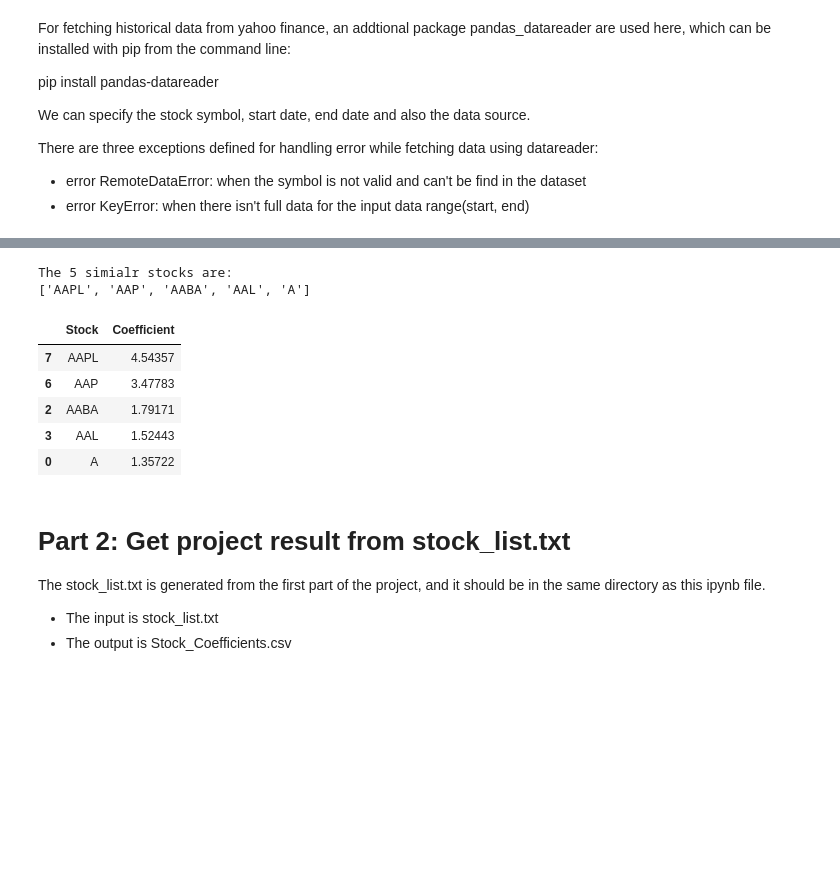
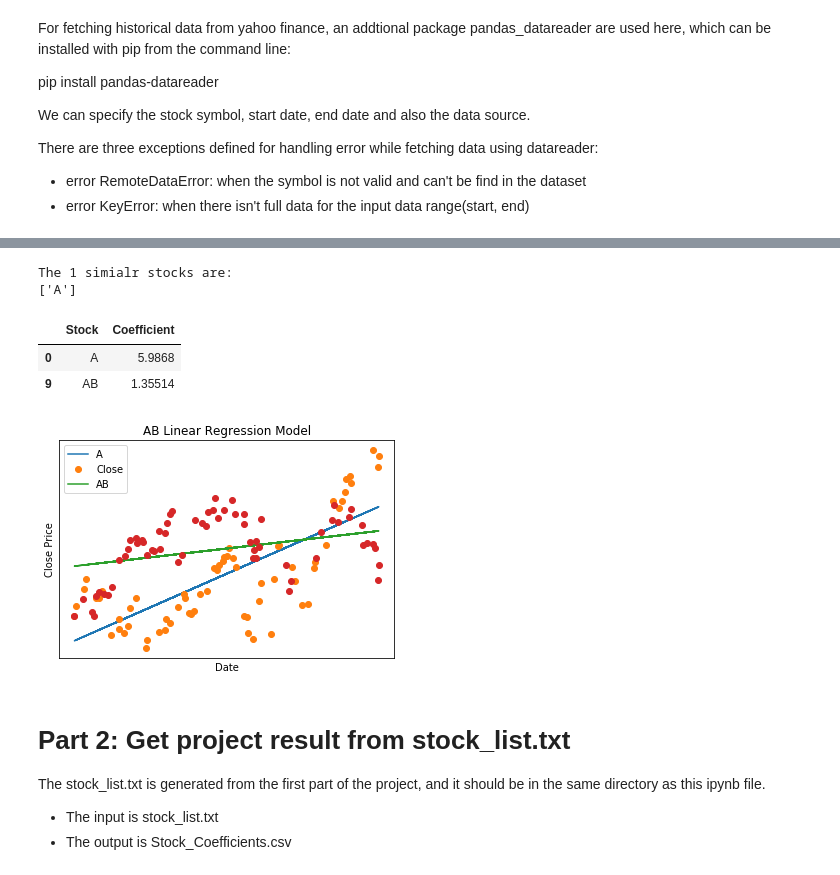
Before and after one commit to stockrecommendationsystem/pythonFiles, a Jupyter notebook: Liner Regression/Liner Regression.ipynb, the cells around one changed output, grey strips where cells are left out. Cells and saved outputs as stored; diff of their text form; code cells hidden in the pictures; blank space fills up the shorter version.

```diff
--- a/Liner Regression/Liner Regression.ipynb
+++ b/Liner Regression/Liner Regression.ipynb
@@ -46,9 +46,9 @@ import pandas_datareader.data as web
 import datetime
 from pandas_datareader._utils import RemoteDataError
 
-# Considering data from 2010 to 2019 for consistency
-start = datetime.datetime(2010, 1, 1)
-end = datetime.datetime(2019, 1, 1)
+# Considering data from 2018 to 2019 for latest trend
+start = datetime.datetime(2018, 4, 1)
+end = datetime.datetime(2019, 4, 1)
 
 # function2: get historical data for a specific stock, using symbol as the parameter
 def load_stock_data(symbol):
@@ -61,4 +61,10 @@ def load_stock_data(symbol):
         print("Date range not supported : '" + symbol + "'")
         return float('NaN')
     close = df[['Close']]
+
+    # Normalize close value by divided by the base value (the close price of the earliest day) and multiplied by 100
+    base = close.iloc[0]['Close']
+    # neglect the stocks the initial close price < 25 USD to insure the selected stock value
+    if base > 10 :
+        close = close.assign(Close = close['Close'] / base * 100)
     return close
@@ -75,10 +92,10 @@ from sklearn.model_selection import train_test_split
 # function2: build linear regression model for a specific stock
 # parameter
     # show_statistics: indicate if the statistics are printed
-    # single: indicate if only single symbol is analyzed
+    # show_dots: indicate if dots data needed
     # show_plot: indacate if the plot is shown
 
-def build_linear_regression(symbol, show_statistics = True, single = True, show_plot = True):
+def build_linear_regression(symbol, show_statistics = True, show_dots = True, show_plot = True):
     close = load_stock_data(symbol)
     # if the close is not dataframe, return NaN
     if not isinstance(close, pd.DataFrame) :
@@ -118,13 +135,12 @@ def build_linear_regression(symbol, show_statistics = True, single = True, show_
         pl.ylabel('Close Price')
         pl.title('Overall Linear Regression Model')
 
-        if single :
+        if show_dots :
             pl.title(symbol + ' Linear Regression Model')
             pl.plot(test['Date'], test['Close'], linestyle='none', marker='o')
 
         pl.xticks(())
         pl.yticks(())
-
     # return the coefficient representing trend
     return regr.coef_[0][0]
 # %%
@@ -140,6 +156,6 @@ features: Date Close_Price
 # %%
 # function3: for each symbol in the text file, caculate the coefficents and record in the original text file
-def get_coefficient_dataset(filename, show_statistics = False, single = False, show_plot = True) :
+def get_coefficient_dataset(filename, show_statistics = False, show_dots = False, show_plot = True) :
     # load stock list data from text file
     stock_array = get_list(filename)
     # extend the 2D array from N * 1 to N * 2 to make place for putting corresponding coefficient
@@ -147,7 +163,7 @@ def get_coefficient_dataset(filename, show_statistics = False, single = False, s
 
     # caculate coefficient for each symbol and store in the stock_array
     for symbol in stock_array:
-        coefficient = build_linear_regression(symbol[0], show_statistics, single, show_plot)
+        coefficient = build_linear_regression(symbol[0], show_statistics, show_dots, show_plot)
         symbol[1] = coefficient
 
     # transfer stock_array to dataframe with two columns 'Stock' and 'Coefficient'
@@ -195,6 +214,6 @@ The top five stocks with best trends are:
 # %%
 # Function5 to get stocks with same trends
-def get_similar_stock(coefficient_data, symbol):
+def get_similar_stock(coefficient_data, symbol, n = 3, show_dots = False):
     # sort stocks by coefficients with descending order
     top_stocks = coefficient_data.sort_values(by = ['Coefficient'], ascending = False)
     # get the specific row of the stcok symbol
@@ -203,24 +222,28 @@ def get_similar_stock(coefficient_data, symbol):
     offset = top_stocks.index.get_loc(row.name)
 
     # take similar stocks in the table from offset-3 to offset+3
-    similar_stocks = top_stocks[offset-3 : offset+3]
+    similar_stocks = top_stocks[offset-n : offset+n]
+    similar_stocks_list = similar_stocks['Stock'].tolist()
+    # plot stocks
+    for symbol in similar_stocks_list:
+        build_linear_regression(symbol, show_statistics = False, show_dots = show_dots, show_plot = True)
+
     # remove the row for the input symbol
-    similar_stocks = similar_stocks.drop(row.name)
-    print("The 5 simialr stocks are: ")
-    print(similar_stocks['Stock'].tolist())
+    similar_stocks_delete = similar_stocks.drop(row.name)
+    number = n*2 - 1
+    print("The " + str(number) + " simialr stocks are: ")
+    print(similar_stocks_delete['Stock'].tolist())
     return similar_stocks
 # %%
 # function5 using example with coefficient_data_test, using symbol 'AAOI'
-get_similar_stock(coefficient_data_test, 'AAOI')
+get_similar_stock(coefficient_data_test, 'AB', n = 1, show_dots = True)
 # %% [output]
-The 5 simialr stocks are:
-['AAPL', 'AAP', 'AABA', 'AAL', 'A']
+The 1 simialr stocks are:
+['A']
 |  | Stock | Coefficient |
-| 7 | AAPL | 4.54357 |
-| 6 | AAP | 3.47783 |
-| 2 | AABA | 1.79171 |
-| 3 | AAL | 1.52443 |
-| 0 | A | 1.35722 |
+| 0 | A | 5.9868 |
+| 9 | AB | 1.35514 |
+[figure, added]
 # %% [markdown]
 # Part 2:  Get project result from stock_list.txt
 The stock_list.txt is generated from the first part of the project, and it should be in the same directory as this ipynb file.
```
Also changed, not shown: parts of 10 cells of this notebook.
